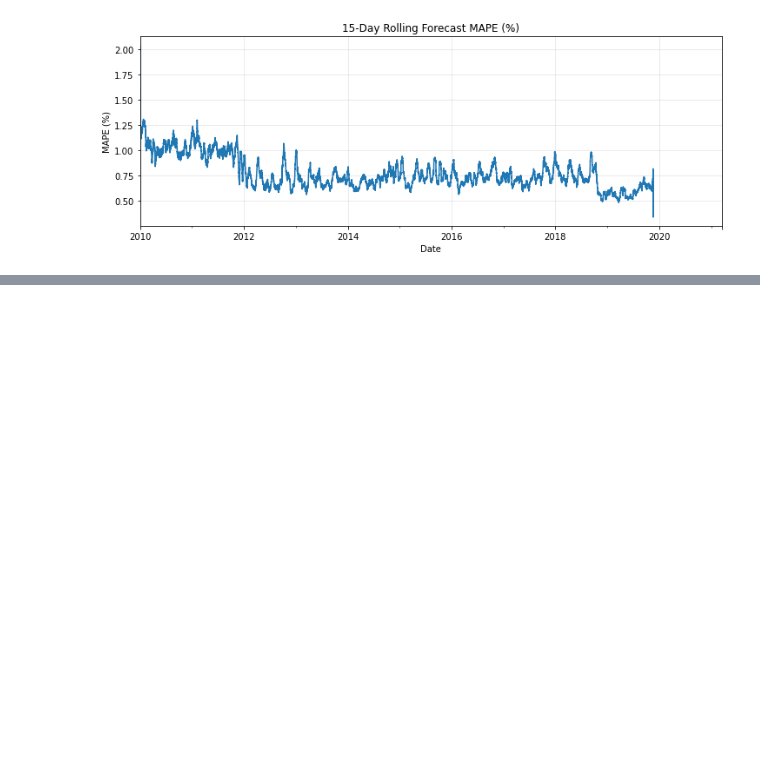
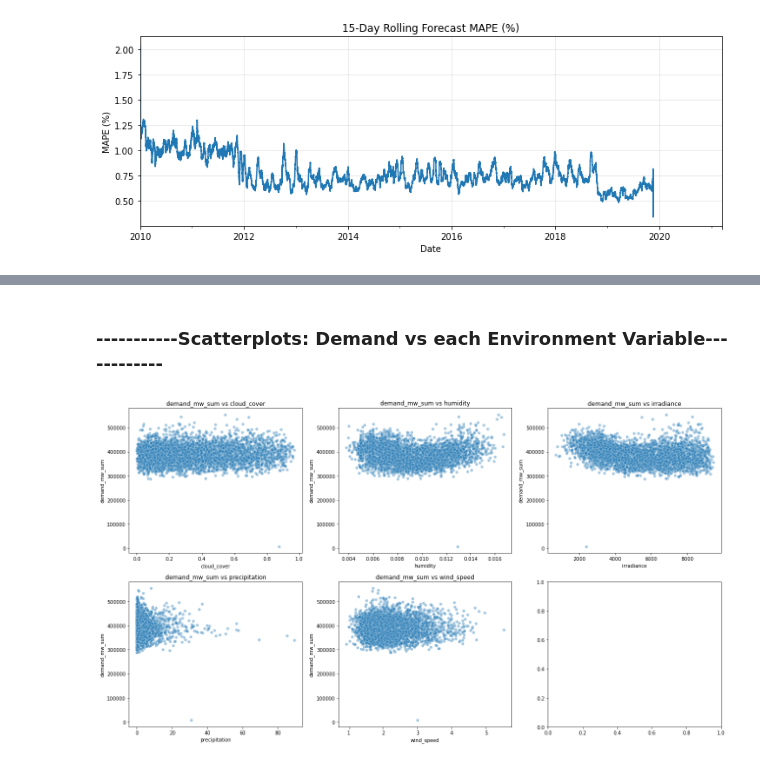
Before and after one commit to frozen-reprise/2025H5_GroupE, a Jupyter notebook: 2025H5_groupE_EDA.ipynb, the cells around one changed output, grey strips where cells are left out. Cells and saved outputs as stored; diff of their text form; code cells hidden in the pictures; blank space fills up the shorter version.

```diff
--- a/2025H5_groupE_EDA.ipynb
+++ b/2025H5_groupE_EDA.ipynb
@@ -942,0 +1341,11 @@ plt.show()
+# %% [markdown]
+### -----------Scatterplots: Demand vs each Environment Variable------------
+# %%
+fig, axes = plt.subplots(2, 3, figsize=(18,10))
+for ax, feat in zip(axes.ravel(), env_features):
+    sns.scatterplot(data=final_master, x=feat, y=target, alpha=0.4, ax=ax)
+    ax.set_title(f"{target} vs {feat}")
+plt.tight_layout()
+plt.show()
+# %% [output]
+[figure, added]
```
Also changed, not shown: parts of 44 cells of this notebook, 1 other file.
